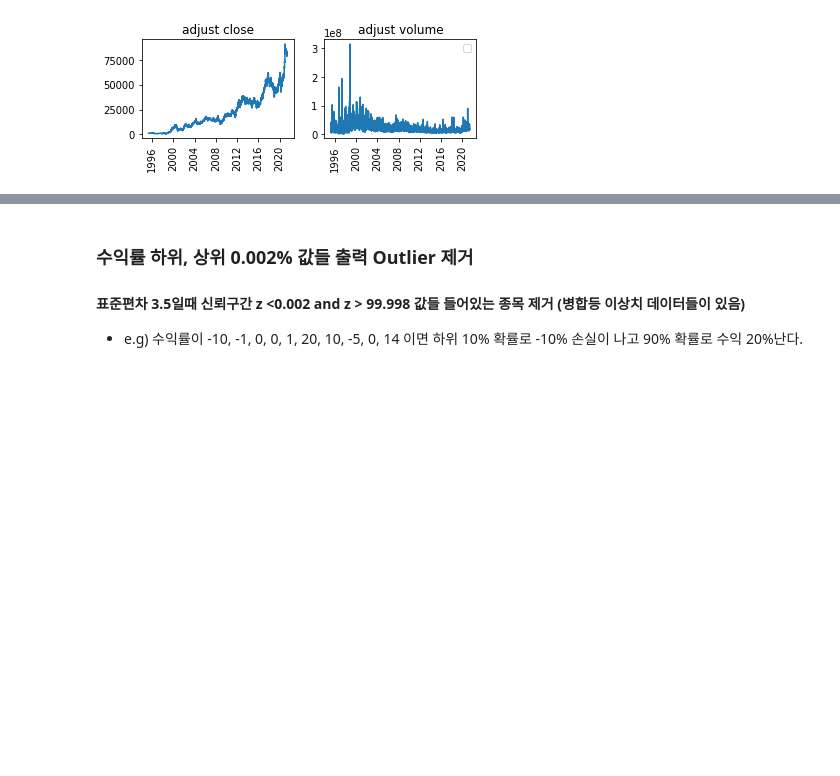
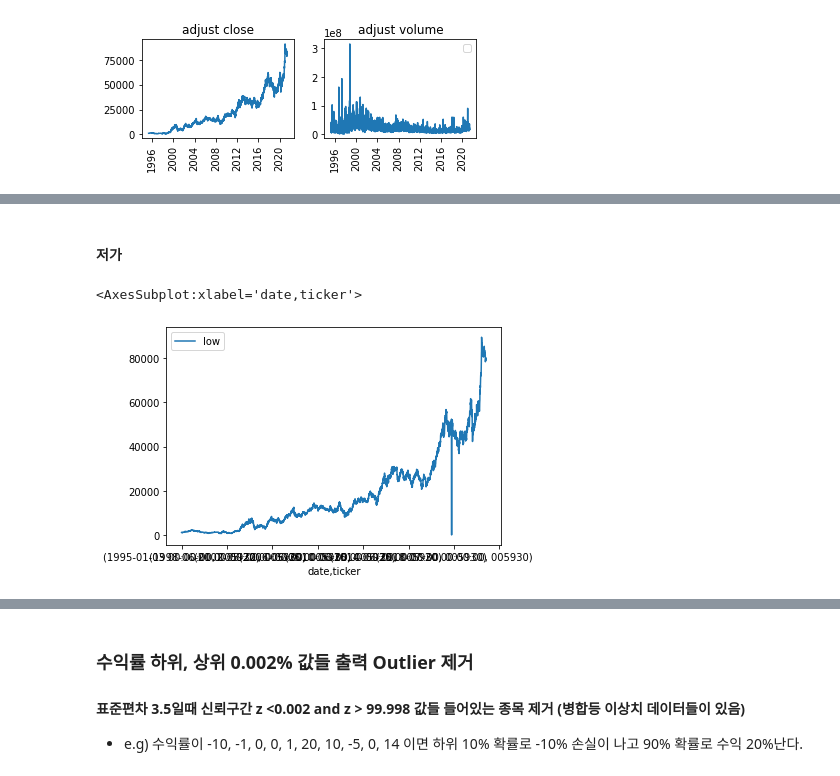
Before and after one commit to Hertz-and-Alpha/machine-learning-for-trading-korea-stock, a Jupyter notebook: data/create_datasets.ipynb, the cells around one changed output, grey strips where cells are left out. Cells and saved outputs as stored; diff of their text form; code cells hidden in the pictures; blank space fills up the shorter version.

```diff
--- a/data/create_datasets.ipynb
+++ b/data/create_datasets.ipynb
@@ -431,0 +495,7 @@ DATA_STORE = Path('assets.h5')
+# %% [markdown]
+#### 저가
+# %%
+naver_data[['low']].loc[idx[:, '005930'], :].plot()
+# %% [output]
+<AxesSubplot:xlabel='date,ticker'>
+[figure, added]
```
Also changed, not shown: parts of 46 cells of this notebook.
